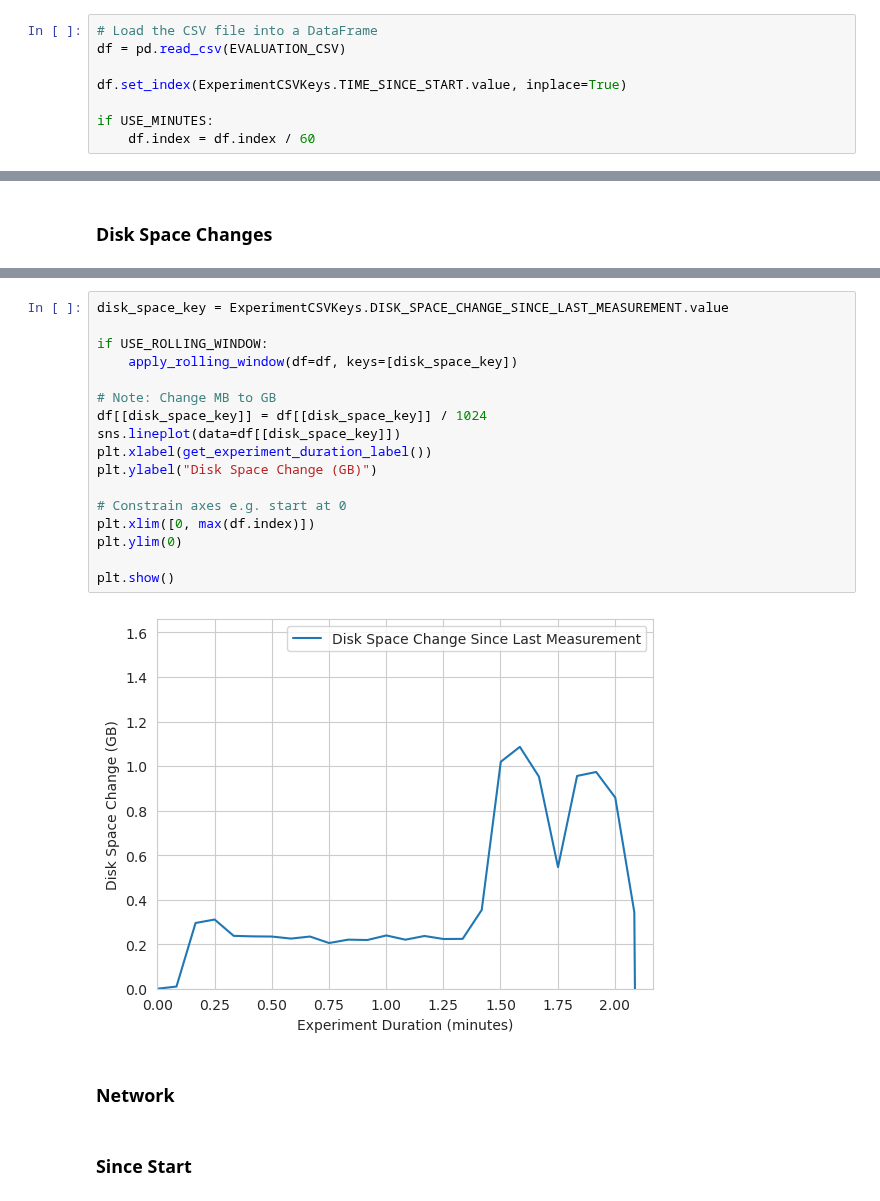
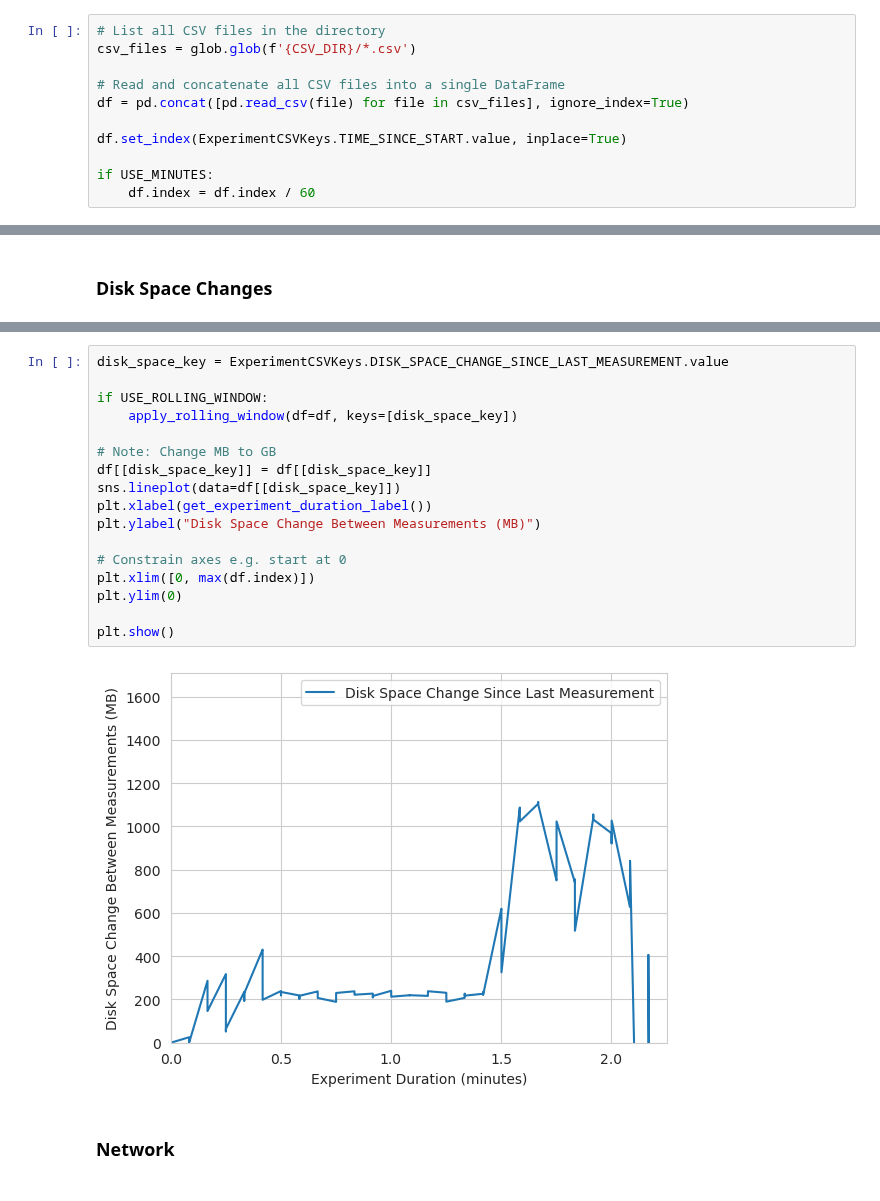
Before and after one commit to oakestra/oakestra-cli, a Jupyter notebook: oak_cli/evaluation/localhost_resources/graphs.ipynb, the cells around one changed output, grey strips where cells are left out. Drawn from its saved outputs; the diff is of its cells as text.

```diff
--- a/oak_cli/evaluation/localhost_resources/graphs.ipynb
+++ b/oak_cli/evaluation/localhost_resources/graphs.ipynb
@@ -28,8 +28,11 @@ if not EVALUATION_CSV.exists():
 # %% [markdown]
 ### Common Graph Configuration
 # %%
-# Load the CSV file into a DataFrame
-df = pd.read_csv(EVALUATION_CSV)
+# List all CSV files in the directory
+csv_files = glob.glob(f'{CSV_DIR}/*.csv')
+
+# Read and concatenate all CSV files into a single DataFrame
+df = pd.concat([pd.read_csv(file) for file in csv_files], ignore_index=True)
 
 df.set_index(ExperimentCSVKeys.TIME_SINCE_START.value, inplace=True)
 
@@ -82,26 +104,24 @@ plt.show()
 # %%
 disk_space_key = ExperimentCSVKeys.DISK_SPACE_CHANGE_SINCE_LAST_MEASUREMENT.value
 
 if USE_ROLLING_WINDOW:
     apply_rolling_window(df=df, keys=[disk_space_key])
 
 # Note: Change MB to GB
-df[[disk_space_key]] = df[[disk_space_key]] / 1024
+df[[disk_space_key]] = df[[disk_space_key]]
 sns.lineplot(data=df[[disk_space_key]])
 plt.xlabel(get_experiment_duration_label())
-plt.ylabel("Disk Space Change (GB)")
+plt.ylabel("Disk Space Change Between Measurements (MB)")
 
 # Constrain axes e.g. start at 0
 plt.xlim([0, max(df.index)])
 plt.ylim(0)
 
 plt.show()
 # %% [output]
-[figure, old version]
+[figure, new version]
 # %% [markdown]
 ### Network
-# %% [markdown]
-### Since Start
 # %%
 NETWORK_COMPARED_TO_START_KEYS = [ExperimentCSVKeys.NETWORK_RECEIVED_SINCE_START.value, ExperimentCSVKeys.NETWORK_SENT_SINCE_START.value]
 
```
Also changed, not shown: parts of 12 cells of this notebook, 6 other files.
